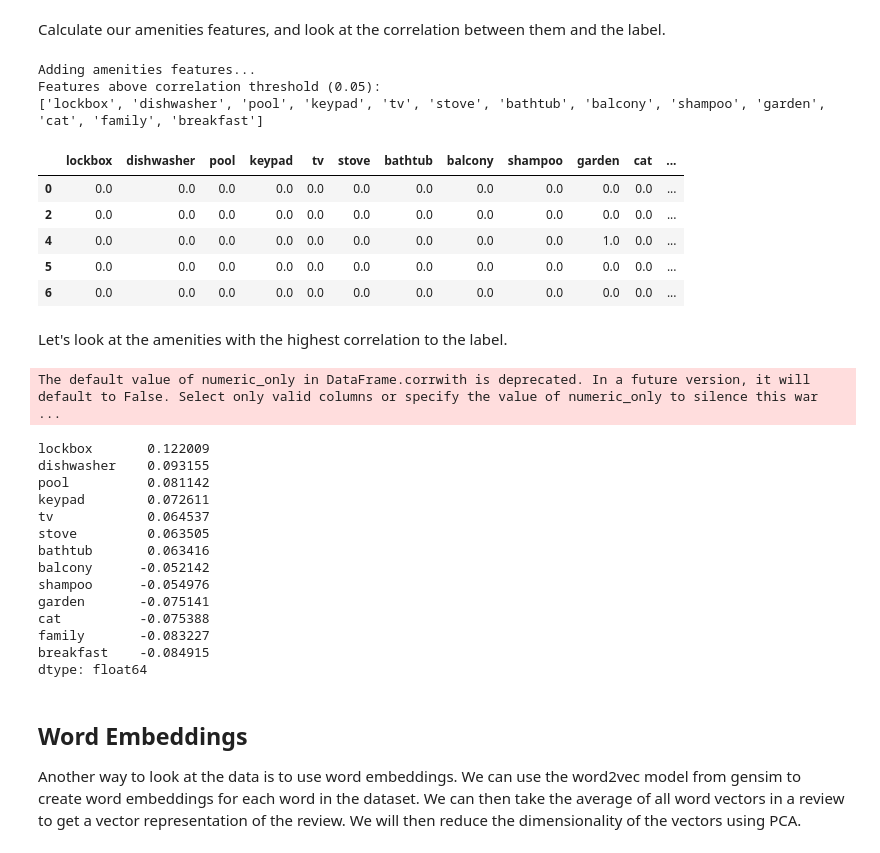
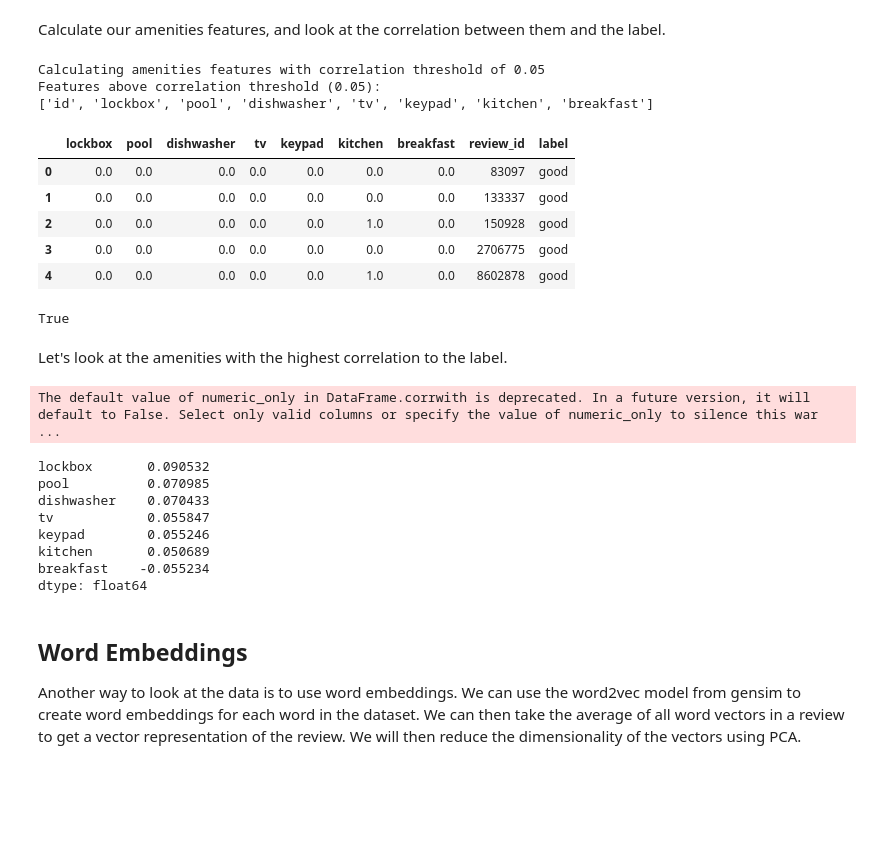
Before and after one commit to g1776/DS440CapstoneIndubitably, a Jupyter notebook: notebooks/modelling/feature_engineering.ipynb, the cells around one changed output. Drawn from its saved outputs; the diff is of its cells as text; code cells hidden in the pictures; blank space fills up the shorter version.

```diff
--- a/notebooks/modelling/feature_engineering.ipynb
+++ b/notebooks/modelling/feature_engineering.ipynb
@@ -348,81 +328,80 @@ df.amenities.sample(1).values[0]
 # %% [markdown]
 Calculate our amenities features, and look at the correlation between them and the label.
 # %%
-def amenities_features(features: pd.DataFrame, corr_thresh=None, prefix="amenities_") -> pd.DataFrame:
-    print("Adding amenities features...")
+def amenities_features(corr_thresh=None, prefix="amenities_") -> pd.DataFrame:
+    print(f"Calculating amenities features with correlation threshold of {corr_thresh}")
     amenities_features_df = pd.DataFrame()
     # 1. Find the amenities in the listings
     for index, row in df.iterrows():
         # 1. Find the amenities in the listings
         amenities = row.amenities
 
-        # Add one row to the features dataframe using pd.concat
-        amenities_features_df = pd.concat([amenities_features_df, pd.DataFrame(columns=amenities_features_df.columns)])
+        # Add a new row to amenities_features_df
+        amenities_features_df.loc[index, "id"] = index
 
         # 2. For each amenity, see if it is present in the review
         for amenity in amenities:
             if amenity in row.comments:
                 # 3. If it is present, add 1 for that feature
                 if amenity in amenities_features_df.columns:
                     amenities_features_df.loc[index, amenity] = 1
                 #   If the amenity does not already exist from another review, add it to the features dataframe
                 else:
                     amenities_features_df.loc[index, amenity] = 0
 
     # 4. fill missing values with 0
     amenities_features_df = amenities_features_df.fillna(0)
 
     # 6. Only keep amenities features that have a correlation with the label above a certain threshold
     amenities_features_df = corr_filter(amenities_features_df, corr_thresh=corr_thresh)
 
+    # drop id column
+    if "id" in amenities_features_df.columns:
+        amenities_features_df = amenities_features_df.drop("id", axis=1)
+
     # prefix features
     amenities_features_df = amenities_features_df.add_prefix(prefix)
 
-    # 5. Add the features to the greater features dataframe
-    features = pd.concat([features, amenities_features_df], axis=1)
+    return amenities_features_df
 
-    return features
 
-features = pd.DataFrame()
-features_with_amenities = amenities_features(features, corr_thresh=0.05, prefix="")
-features_with_amenities["review_id"] = df.review_id
-features_with_amenities["label"] = df.label
-features_with_amenities.head()
+amen_features = amenities_features(corr_thresh=0.05, prefix="")
+amen_features["review_id"] = df.review_id
+amen_features["label"] = df.label
+amen_features.head()
 # %% [output]
-Adding amenities features...
+Calculating amenities features with correlation threshold of 0.05
 Features above correlation threshold (0.05):
-['lockbox', 'dishwasher', 'pool', 'keypad', 'tv', 'stove', 'bathtub', 'balcony', 'shampoo', 'garden', 'cat', 'family', 'breakfast']
+['id', 'lockbox', 'pool', 'dishwasher', 'tv', 'keypad', 'kitchen', 'breakfast']
-|  | lockbox | dishwasher | pool | keypad | tv | stove | bathtub | balcony | shampoo | garden | cat | ... |
-| 0 | 0.0 | 0.0 | 0.0 | 0.0 | 0.0 | 0.0 | 0.0 | 0.0 | 0.0 | 0.0 | 0.0 | ... |
-| 2 | 0.0 | 0.0 | 0.0 | 0.0 | 0.0 | 0.0 | 0.0 | 0.0 | 0.0 | 0.0 | 0.0 | ... |
-| 4 | 0.0 | 0.0 | 0.0 | 0.0 | 0.0 | 0.0 | 0.0 | 0.0 | 0.0 | 1.0 | 0.0 | ... |
-| 5 | 0.0 | 0.0 | 0.0 | 0.0 | 0.0 | 0.0 | 0.0 | 0.0 | 0.0 | 0.0 | 0.0 | ... |
-| 6 | 0.0 | 0.0 | 0.0 | 0.0 | 0.0 | 0.0 | 0.0 | 0.0 | 0.0 | 0.0 | 0.0 | ... |
+|  | lockbox | pool | dishwasher | tv | keypad | kitchen | breakfast | review_id | label |
+| 0 | 0.0 | 0.0 | 0.0 | 0.0 | 0.0 | 0.0 | 0.0 | 83097 | good |
+| 1 | 0.0 | 0.0 | 0.0 | 0.0 | 0.0 | 0.0 | 0.0 | 133337 | good |
+| 2 | 0.0 | 0.0 | 0.0 | 0.0 | 0.0 | 1.0 | 0.0 | 150928 | good |
+| 3 | 0.0 | 0.0 | 0.0 | 0.0 | 0.0 | 0.0 | 0.0 | 2706775 | good |
+| 4 | 0.0 | 0.0 | 0.0 | 0.0 | 0.0 | 1.0 | 0.0 | 8602878 | good |
+# %%
+df.review_id.shape[0] == amen_features.review_id.shape[0]
+# %% [output]
+True
 # %% [markdown]
 Let's look at the amenities with the highest correlation to the label.
 # %%
 # OHE labels
-labels_list: list = features_with_amenities.label.unique().tolist()
-dummies = features_with_amenities.label.apply(lambda label: labels_list.index(label))
+labels_list: list = amen_features.label.unique().tolist()
+dummies = amen_features.label.apply(lambda label: labels_list.index(label))
 
 # calculate correlations with the label
-corrs = features_with_amenities.drop("review_id", axis=1).corrwith(dummies).sort_values(ascending=False)
+corrs = amen_features.drop("review_id", axis=1).corrwith(dummies).sort_values(ascending=False)
 corrs
 # %% [output]
 The default value of numeric_only in DataFrame.corrwith is deprecated. In a future version, it will default to False. Select only valid columns or specify the value of numeric_only to silence this war ...
-lockbox       0.122009
-dishwasher    0.093155
-pool          0.081142
-keypad        0.072611
-tv            0.064537
-stove         0.063505
-bathtub       0.063416
-balcony      -0.052142
-shampoo      -0.054976
-garden       -0.075141
-cat          -0.075388
-family       -0.083227
-breakfast    -0.084915
+lockbox       0.090532
+pool          0.070985
+dishwasher    0.070433
+tv            0.055847
+keypad        0.055246
+kitchen       0.050689
+breakfast    -0.055234
 dtype: float64
 # %% [markdown]
 ## Word Embeddings
```
Also changed, not shown: parts of 12 cells of this notebook, 11 other files.
